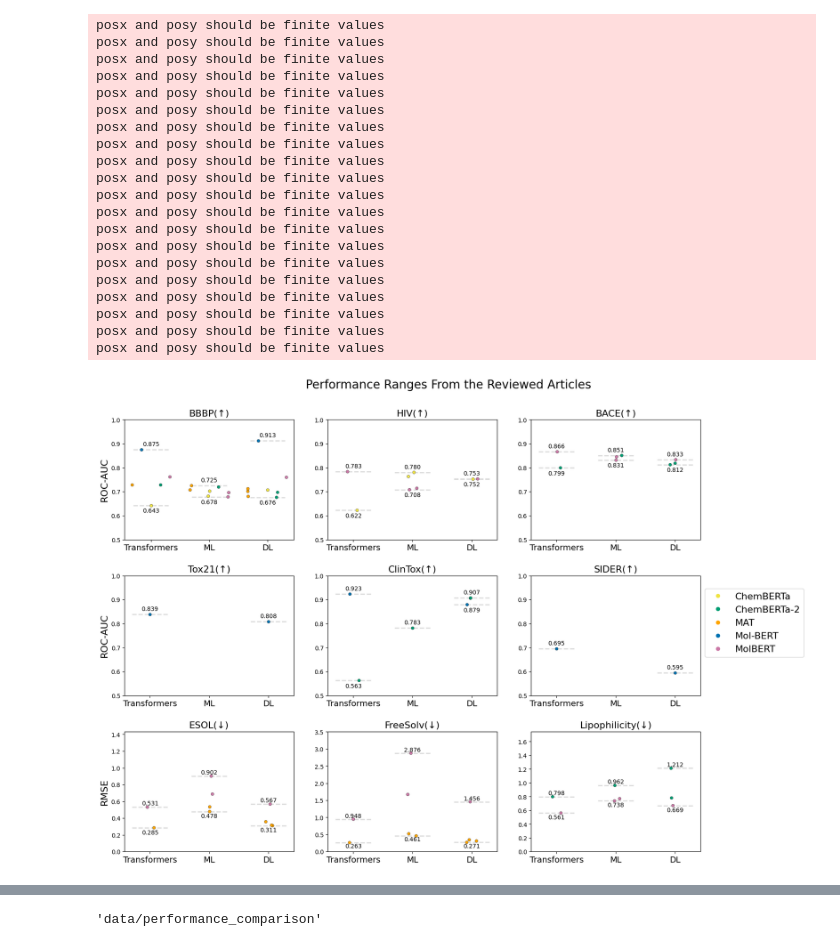
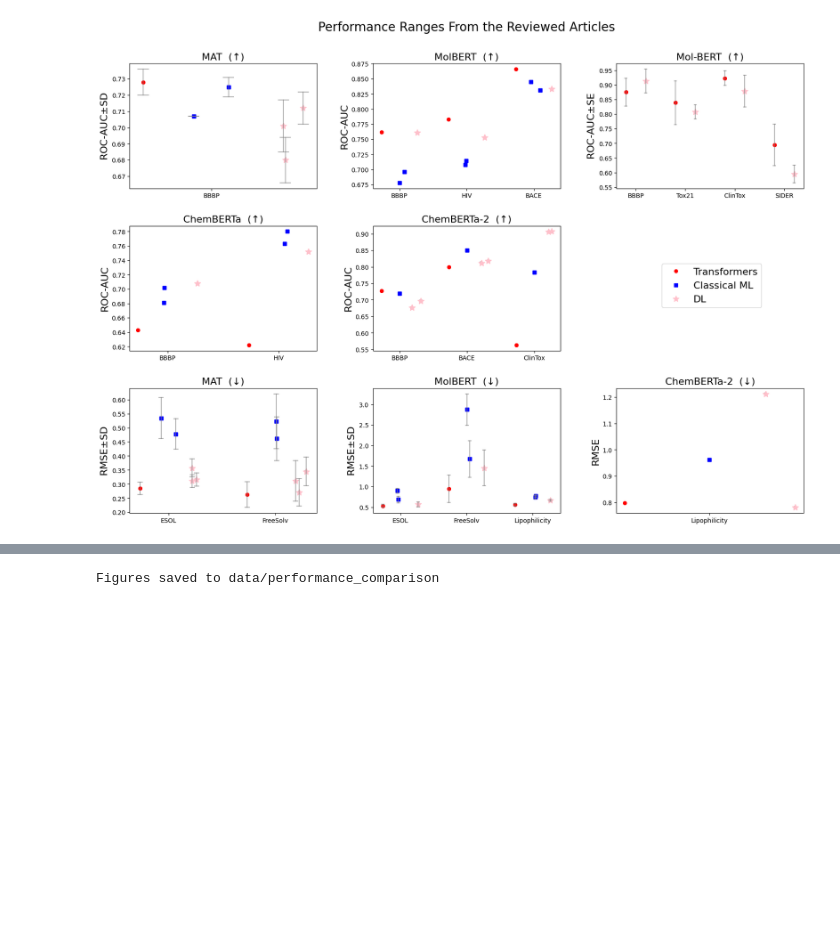
Before and after one commit to volkamerlab/Transformers4MPP_review, a Jupyter notebook: reproduce_figures.ipynb, the cells around one changed output, grey strips where cells are left out. Saved outputs shown, nothing was run; the diff lists cells and outputs as text; code cells hidden in the pictures; blank space fills up the shorter version.

Commit message:
modifying figure 2 to show variance and renaming supplementary figures

```diff
--- a/reproduce_figures.ipynb
+++ b/reproduce_figures.ipynb
@@ -8,17 +8,22 @@ from scripts.plot_performances import plot_performance_ranges, plot_molformer_by
 # %%
-def generate_figure_2_and_supp_figure_7():
+def generate_figures_2_and_s1():
     data_path = os.path.join('data', 'performance_comparison')
     source_reimplemented = set()
     source_all = set()
-    transformers_dict = {}
+    transformers_dict_comparable = {}
     ml_dict_comparable = {}
     dl_dict_comparable = {}
+    transformers_dict = {}
+    transformers_dict_all = {}
     ml_dict_all = {}
     dl_dict_all = {}
     for suffix in ['classification', 'regression']:
         transformers_performance = pd.read_csv(os.path.join(data_path, f'transformers_{suffix}.csv'), index_col=0)
         ml_performance = pd.read_csv(os.path.join(data_path, f'ml_{suffix}.csv'), index_col=0)
         dl_performance = pd.read_csv(os.path.join(data_path, f'dl_{suffix}.csv'), index_col=0)
+        transformers_var = pd.read_csv(os.path.join(data_path, f'transformers_{suffix}_var.csv'), index_col=0)
+        ml_var = pd.read_csv(os.path.join(data_path, f'ml_{suffix}_var.csv'), index_col=0)
+        dl_var = pd.read_csv(os.path.join(data_path, f'dl_{suffix}_var.csv'), index_col=0)
 
         # The ml/dl models are copied from the transformer articles. Therefore, the first col corresponds to the
         # transformer model name and the second col corresponds to the ml/dl model name. In the below lines,
@@ -30,8 +35,9 @@ def generate_figure_2_and_supp_figure_7():
 
         ml_performance.index = ml_performance.index + '_' + ml_performance.iloc[:, 0]
         dl_performance.index = dl_performance.index + '_' + dl_performance.iloc[:, 0]
+        ml_var.index = ml_var.index + '_' + ml_var.iloc[:, 0]
+        dl_var.index = dl_var.index + '_' + dl_var.iloc[:, 0]
 
-        transformers_dict[suffix] = transformers_performance
 
         # data for figure 2
         ml_performance_comparable = (ml_performance[ml_performance['reporting'] != 'copied']
@@ -40,16 +46,22 @@ def generate_figure_2_and_supp_figure_7():
                                      .drop([dl_performance.columns[0], 'reporting'], axis=1))
         source_reimplemented.update(ml_performance_comparable['source_transformer'].to_list())
         source_reimplemented.update(dl_performance_comparable['source_transformer'].to_list())
+        transformers_comparable = transformers_performance[
+            transformers_performance['source_transformer'].isin(source_reimplemented)
+        ]
 
-        ml_dict_comparable[suffix] = ml_performance_comparable
-        dl_dict_comparable[suffix] = dl_performance_comparable
+        transformers_dict_comparable[suffix] = (transformers_comparable, transformers_var)
+        ml_dict_comparable[suffix] = (ml_performance_comparable, ml_var)
+        dl_dict_comparable[suffix] = (dl_performance_comparable, dl_var)
 
+        # data for supplementary figure 7
         # data for supplementary figure 7
         ml_performance_all = (ml_performance.drop([ml_performance.columns[0], 'reporting'], axis=1))
         dl_performance_all = (dl_performance.drop([dl_performance.columns[0], 'reporting'], axis=1))
         source_all.update(ml_performance_all['source_transformer'].to_list())
         source_all.update(dl_performance_all['source_transformer'].to_list())
 
+        transformers_dict[suffix] = transformers_performance
         ml_dict_all[suffix] = ml_performance_all
         dl_dict_all[suffix] = dl_performance_all
 
@@ -60,39 +72,18 @@ def generate_figure_2_and_supp_figure_7():
     models_colors_comparable = {model: models_colors_all[model] for model in sorted(source_reimplemented)}
 
     # Plot figure 2
-    plot_performance_ranges(transformers_dict, ml_dict_comparable, dl_dict_comparable, data_path,
-                            models_colors_comparable, comparable_only=True)
+    plot_performance_ranges_per_model(transformers_dict_comparable, ml_dict_comparable, dl_dict_comparable, data_path, comparable_only=True)
 
     # Plot supplementary figure 7
     plot_performance_ranges(transformers_dict, ml_dict_all, dl_dict_all, data_path, models_colors_all,
                             comparable_only=False)
-    return data_path
+    print(f'Figures saved to {data_path}')
 # %%
-generate_figure_2_and_supp_figure_7()
+generate_figures_2_and_s1()
 # %% [output]
-posx and posy should be finite values
-posx and posy should be finite values
-posx and posy should be finite values
-posx and posy should be finite values
-posx and posy should be finite values
-posx and posy should be finite values
-posx and posy should be finite values
-posx and posy should be finite values
-posx and posy should be finite values
-posx and posy should be finite values
-posx and posy should be finite values
-posx and posy should be finite values
-posx and posy should be finite values
-posx and posy should be finite values
-posx and posy should be finite values
-posx and posy should be finite values
-posx and posy should be finite values
-posx and posy should be finite values
-posx and posy should be finite values
-posx and posy should be finite values
-[figure, old version]
+[figure, new version]
 [figure]
-'data/performance_comparison'
+Figures saved to data/performance_comparison
 # %%
 def generate_figure_4():
     """
```
Also changed, not shown: parts of 7 cells of this notebook, 21 other files.
